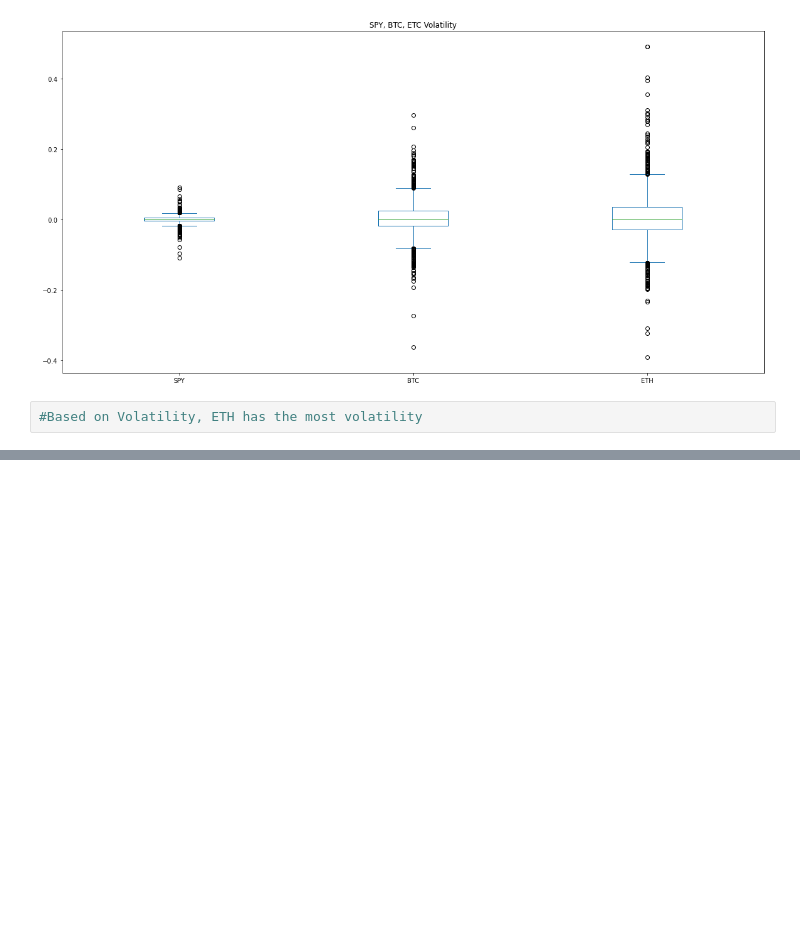
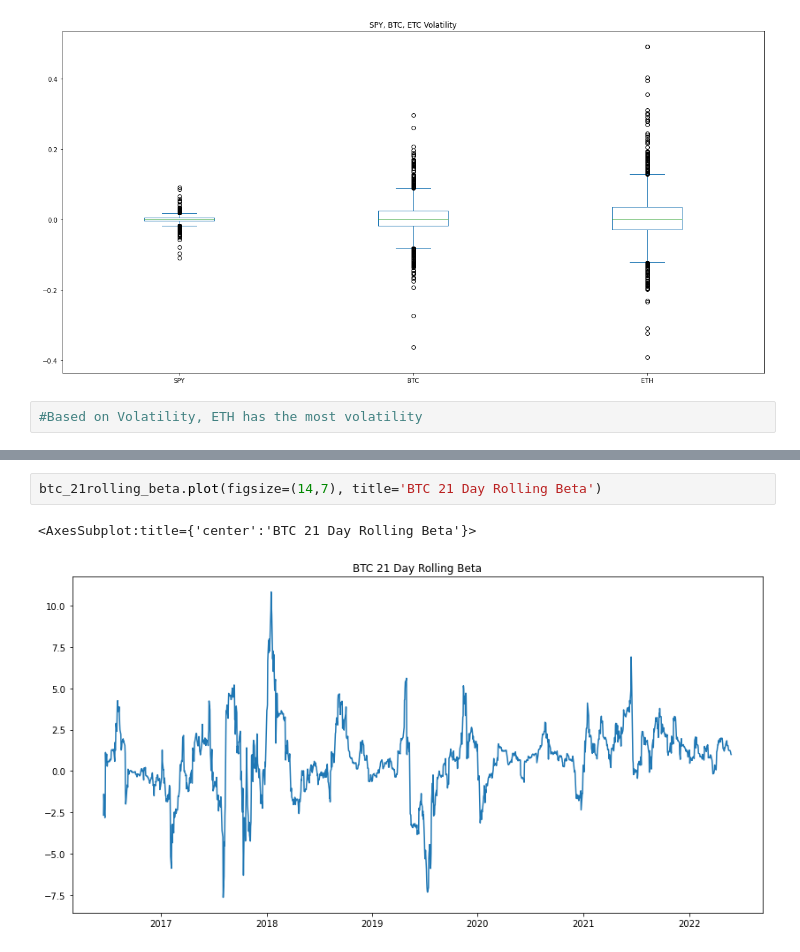
Before and after one commit to 7amza-eth/LongTermAssetAnalysis, a Jupyter notebook: Main.ipynb, the cells around one changed output, grey strips where cells are left out. Saved outputs shown, nothing was run; the diff lists cells and outputs as text; blank space fills up the shorter version.

```diff
--- a/Main.ipynb
+++ b/Main.ipynb
@@ -179,0 +147,5 @@ all_sharpe_ratios.plot(kind="bar", title="Sharpe Ratios", color="orange")
+# %%
+btc_21rolling_beta.plot(figsize=(14,7), title='BTC 21 Day Rolling Beta')
+# %% [output]
+<AxesSubplot:title={'center':'BTC 21 Day Rolling Beta'}>
+[figure, added]
```
Also changed, not shown: parts of 19 cells of this notebook.
